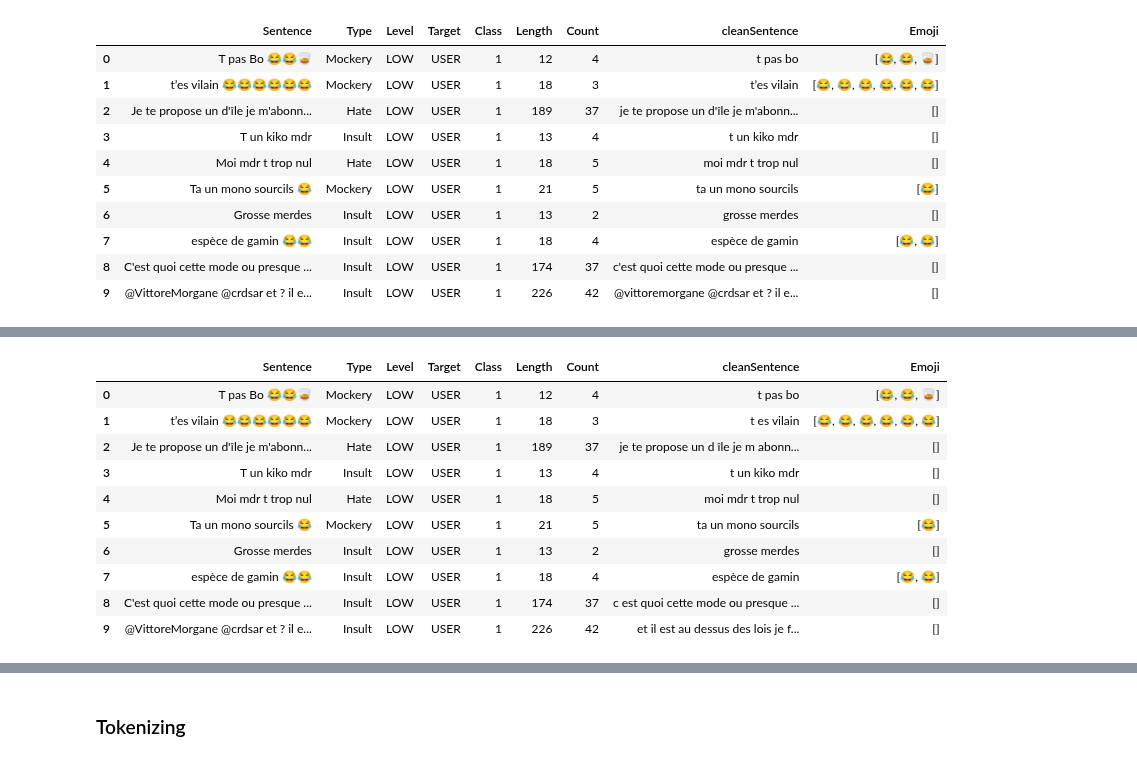
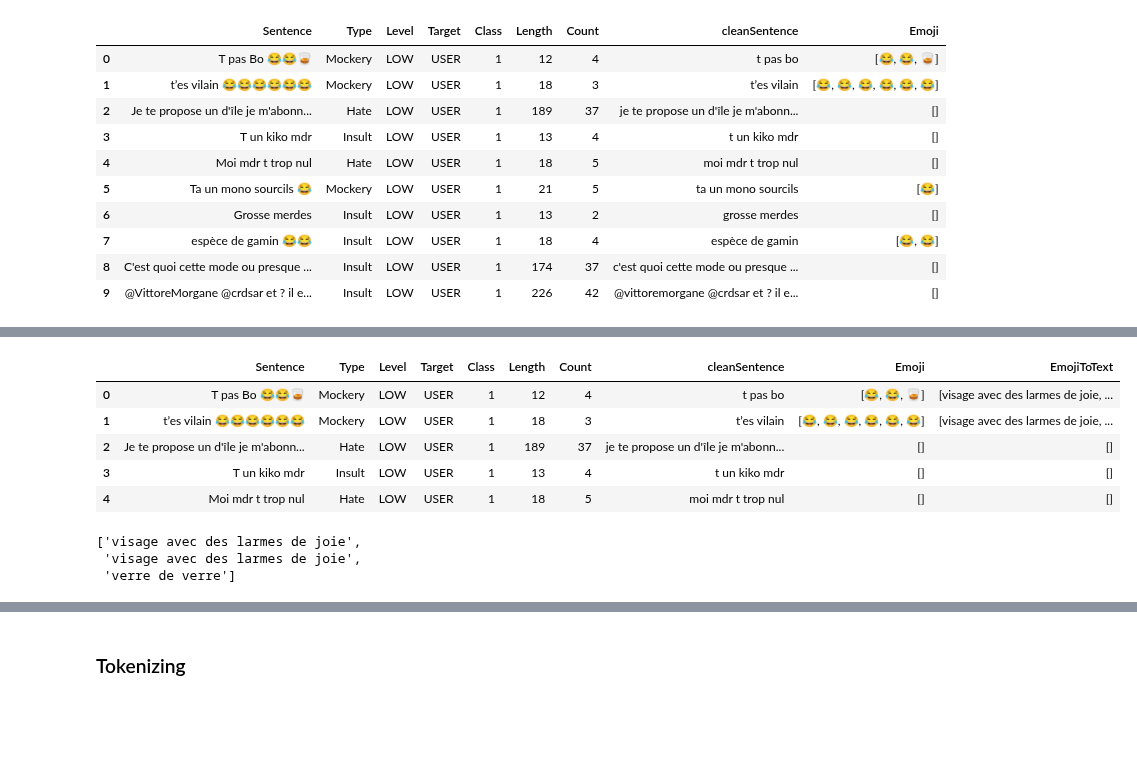
Before and after one commit to d-roland/toxicityDetection, a Jupyter notebook: CS224n_Toxicity_Detection.ipynb, the cells around one changed output, grey strips where cells are left out. Drawn from its saved outputs; the diff is of its cells as text; code cells hidden in the pictures; blank space fills up the shorter version.

```diff
--- a/CS224n_Toxicity_Detection.ipynb
+++ b/CS224n_Toxicity_Detection.ipynb
@@ -321,0 +320,3 @@ print(emoji_list)
+# %%
+emoji_fr_dict = pd.read_csv('/content/drive/My Drive/CS224n_Project/emoji_fr_dict_int.csv', index_col=0, squeeze=True).to_dict()
+list(emoji_fr_dict.items())[:10]
@@ -322,11 +334,27 @@ print(emoji_list)
 # %%
-#ALTERNATIVE: convert emojis to corresponding text (to keep their spirit)
+#Convert emojis to corresponding text (to keep their spirit)
+def convert_emojis(text):
+    for emot in text:
+      for subcode in emoji_fr_dict.keys():
+        if emot == chr(subcode):
+          text = [e.replace(emot, emoji_fr_dict[subcode]) for e in text]
+    return text
 
-
-def convert_emojis(text):
-    for emot in emoji.UNICODE_EMOJI["en"]:
-        text = re.sub(r'('+emot+')', "_".join(emoji.UNICODE_EMOJI["en"][emot].replace(",","").replace(":","").split()), text)
-    return text
+dataset['EmojiToText'] = dataset['Emoji'].apply(convert_emojis)
+dataset.head()
+# %% [output]
+|  | Sentence | Type | Level | Target | Class | Length | Count | cleanSentence | Emoji | EmojiToText |
+| 0 | T pas Bo 😂😂🥃 | Mockery | LOW | USER | 1 | 12 | 4 | t pas bo | [😂, 😂, 🥃] | [visage avec des larmes de joie, ... |
+| 1 | t’es vilain 😂😂😂😂😂😂 | Mockery | LOW | USER | 1 | 18 | 3 | t’es vilain | [😂, 😂, 😂, 😂, 😂, 😂] | [visage avec des larmes de joie, ... |
+| 2 | Je te propose un d'île je m'abonn... | Hate | LOW | USER | 1 | 189 | 37 | je te propose un d'île je m'abonn... | [] | [] |
+| 3 | T un kiko mdr | Insult | LOW | USER | 1 | 13 | 4 | t un kiko mdr | [] | [] |
+| 4 | Moi mdr t trop nul | Hate | LOW | USER | 1 | 18 | 5 | moi mdr t trop nul | [] | [] |
+# %%
+dataset.EmojiToText[0]
+# %% [output]
+['visage avec des larmes de joie',
+ 'visage avec des larmes de joie',
+ 'verre de verre']
 # %%
 #Special characters cleaning
 """
@@ -373,19 +401,11 @@ def remove_special(text):
 dataset['cleanSentence'] = dataset['cleanSentence'].apply(remove_URL)
 dataset['cleanSentence'] = dataset['cleanSentence'].apply(remove_html)
 dataset['cleanSentence'] = dataset['cleanSentence'].apply(remove_special)
+
+dataset['EmojiToText'] = dataset['EmojiToText'].apply(', '.join)
+dataset['EmojiToText'] = dataset['EmojiToText'].apply(remove_special)
+
 dataset.head(10)
-# %% [output]
-|  | Sentence | Type | Level | Target | Class | Length | Count | cleanSentence | Emoji |
-| 0 | T pas Bo 😂😂🥃 | Mockery | LOW | USER | 1 | 12 | 4 | t pas bo | [😂, 😂, 🥃] |
-| 1 | t’es vilain 😂😂😂😂😂😂 | Mockery | LOW | USER | 1 | 18 | 3 | t es vilain | [😂, 😂, 😂, 😂, 😂, 😂] |
-| 2 | Je te propose un d'île je m'abonn... | Hate | LOW | USER | 1 | 189 | 37 | je te propose un d île je m abonn... | [] |
-| 3 | T un kiko mdr | Insult | LOW | USER | 1 | 13 | 4 | t un kiko mdr | [] |
-| 4 | Moi mdr t trop nul | Hate | LOW | USER | 1 | 18 | 5 | moi mdr t trop nul | [] |
-| 5 | Ta un mono sourcils 😂 | Mockery | LOW | USER | 1 | 21 | 5 | ta un mono sourcils | [😂] |
-| 6 | Grosse merdes | Insult | LOW | USER | 1 | 13 | 2 | grosse merdes | [] |
-| 7 | espèce de gamin 😂😂 | Insult | LOW | USER | 1 | 18 | 4 | espèce de gamin | [😂, 😂] |
-| 8 | C'est quoi cette mode ou presque ... | Insult | LOW | USER | 1 | 174 | 37 | c est quoi cette mode ou presque ... | [] |
-| 9 | @VittoreMorgane @crdsar et ? il e... | Insult | LOW | USER | 1 | 226 | 42 | et il est au dessus des lois je f... | [] |
 # %%
 #Removing punctuation
 punct =[]
```
Also changed, not shown: parts of 60 cells of this notebook.
